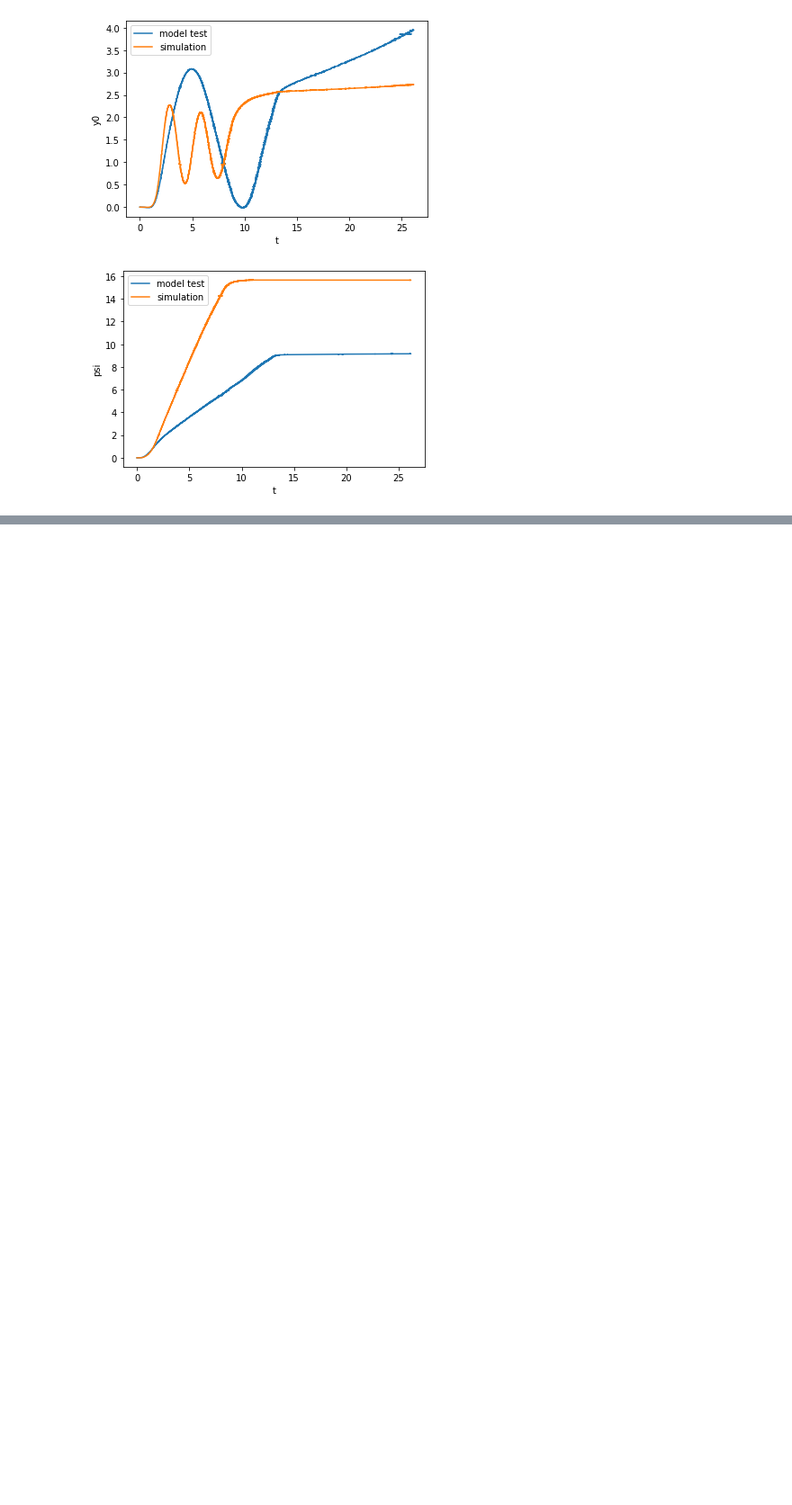
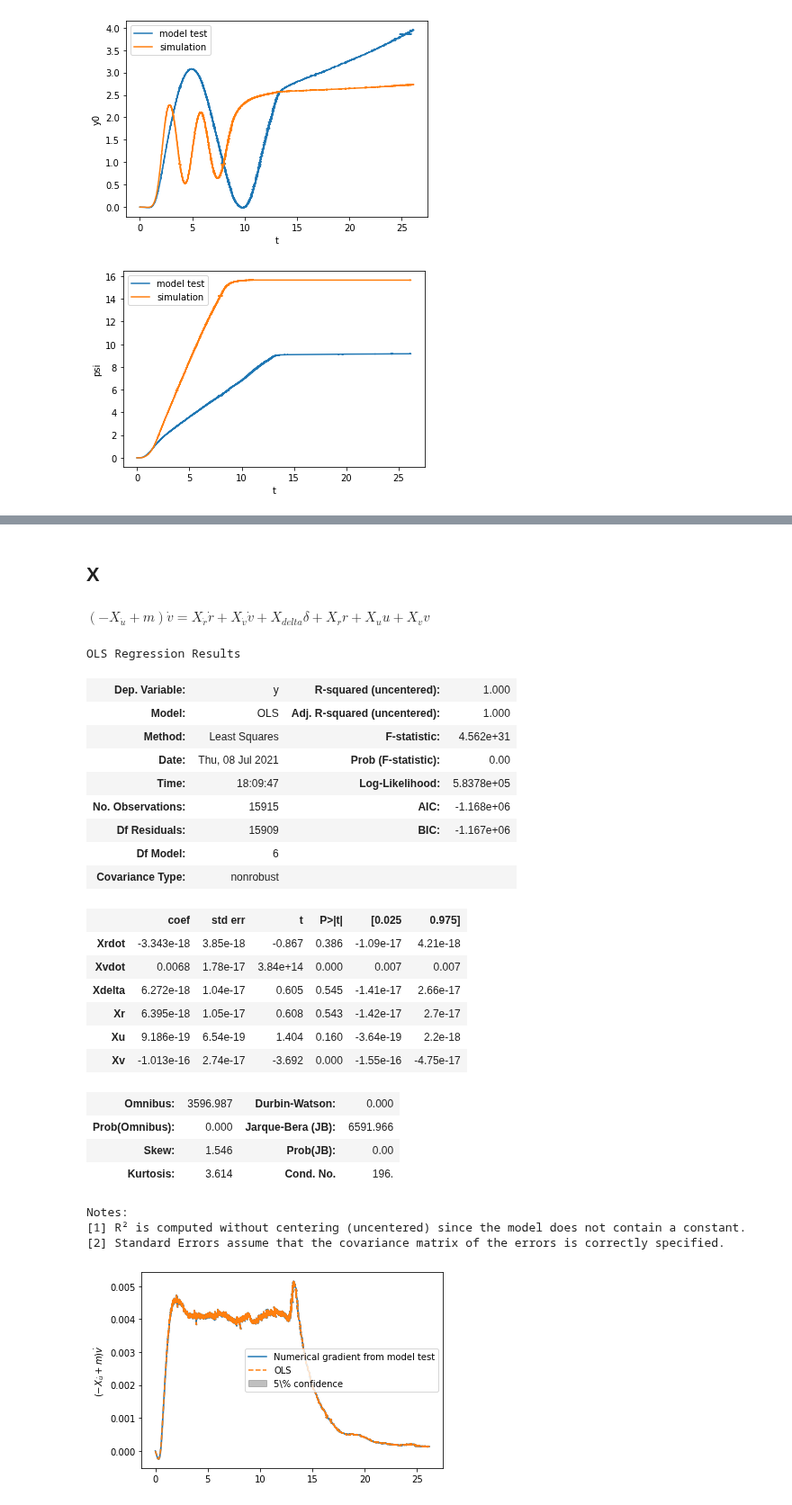
Before and after one commit to martinlarsalbert/VesselManoeuvringModels, a Jupyter notebook: notebooks/08_01_PIT_summary.ipynb, the cells around one changed output, grey strips where cells are left out. Shown at 90% size. Saved outputs shown, nothing was run; the diff lists cells and outputs as text; code cells hidden in the pictures; blank space fills up the shorter version.

```diff
--- a/notebooks/08_01_PIT_summary.ipynb
+++ b/notebooks/08_01_PIT_summary.ipynb
@@ -659,0 +821,57 @@ for key in df_result:
+# %% [markdown]
+## X
+# %%
+X_eq = eq.X_eq.copy()
+X_eq = X_eq.subs([
+    (x_G,0),  # Assuming or moving to CG=0
+    #(I_z,1),  # Removing inertia
+    #(eq.p.Nrdot,0),  # Removing added mass
+    #(eq.p.Nvdot,0),  # Removing added mass
+    #(eq.p.Nudot,0),  # Removing added mass
+
+])
+
+solution = sp.solve(X_eq,u.diff())[0]
+inertia_ = m-eq.p.Xudot
+X_eq = sp.simplify(sp.Eq(v.diff()*inertia_, solution*inertia_))
+
+Math(vlatex(X_eq))
+# %% [output]
+$\displaystyle \left(- X_{\dot{u}} + m\right) \dot{v} = X_{\dot{r}} \dot{r} + X_{\dot{v}} \dot{v} + X_{delta} \delta + X_{r} r + X_{u} u + X_{v} v$
+# %%
+label_X = X_eq.lhs
+diff_eq_X = regression.DiffEqToMatrix(ode=X_eq, label=label_X, base_features=[delta,u,v,r])
+# %%
+X = diff_eq_X.calculate_features(data=df_prime)
+y = run(function=diff_eq_X.y_lambda, inputs=df_prime, **ship_parameters_prime, **df_parameters_all['brix_prime'])
+
+model_X = sm.OLS(y,X)
+results_X = model_X.fit()
+
+show_pred(X=X,y=y,results=results_X, label=r'$%s$' % vlatex(label_X))
+# %% [output]
+OLS Regression Results
+| Dep. Variable: | y | R-squared (uncentered): | 1.000 |
+| Model: | OLS | Adj. R-squared (uncentered): | 1.000 |
+| Method: | Least Squares | F-statistic: | 4.562e+31 |
+| Date: | Thu, 08 Jul 2021 | Prob (F-statistic): | 0.00 |
+| Time: | 18:09:47 | Log-Likelihood: | 5.8378e+05 |
+| No. Observations: | 15915 | AIC: | -1.168e+06 |
+| Df Residuals: | 15909 | BIC: | -1.167e+06 |
+| Df Model: | 6 |  |  |
+| Covariance Type: | nonrobust |  |  |
+|  | coef | std err | t | P>|t| | [0.025 | 0.975] |
+| Xrdot | -3.343e-18 | 3.85e-18 | -0.867 | 0.386 | -1.09e-17 | 4.21e-18 |
+| Xvdot | 0.0068 | 1.78e-17 | 3.84e+14 | 0.000 | 0.007 | 0.007 |
+| Xdelta | 6.272e-18 | 1.04e-17 | 0.605 | 0.545 | -1.41e-17 | 2.66e-17 |
+| Xr | 6.395e-18 | 1.05e-17 | 0.608 | 0.543 | -1.42e-17 | 2.7e-17 |
+| Xu | 9.186e-19 | 6.54e-19 | 1.404 | 0.160 | -3.64e-19 | 2.2e-18 |
+| Xv | -1.013e-16 | 2.74e-17 | -3.692 | 0.000 | -1.55e-16 | -4.75e-17 |
+| Omnibus: | 3596.987 | Durbin-Watson: | 0.000 |
+| Prob(Omnibus): | 0.000 | Jarque-Bera (JB): | 6591.966 |
+| Skew: | 1.546 | Prob(JB): | 0.00 |
+| Kurtosis: | 3.614 | Cond. No. | 196. |
+Notes:
+[1] R² is computed without centering (uncentered) since the model does not contain a constant.
+[2] Standard Errors assume that the covariance matrix of the errors is correctly specified.
+[figure, added]
```
Also changed, not shown: parts of 26 cells of this notebook, 1 other file.
